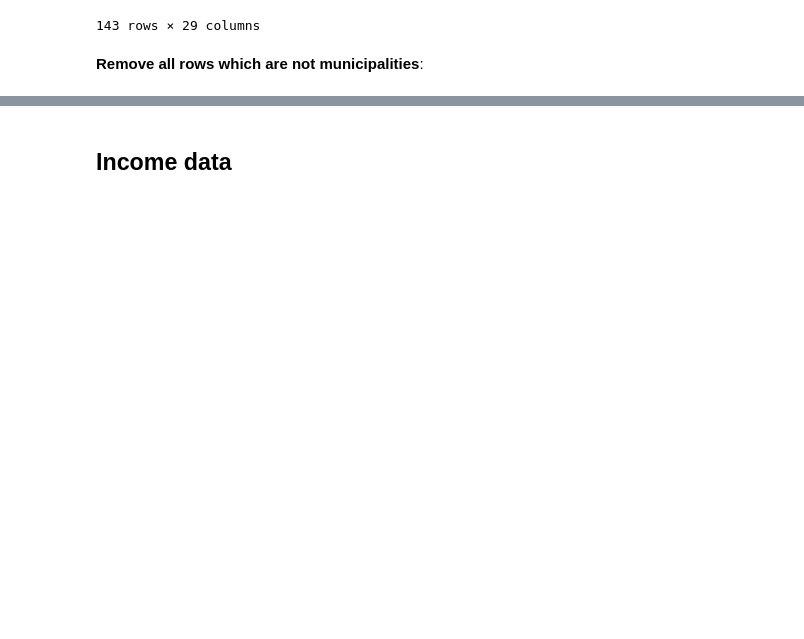
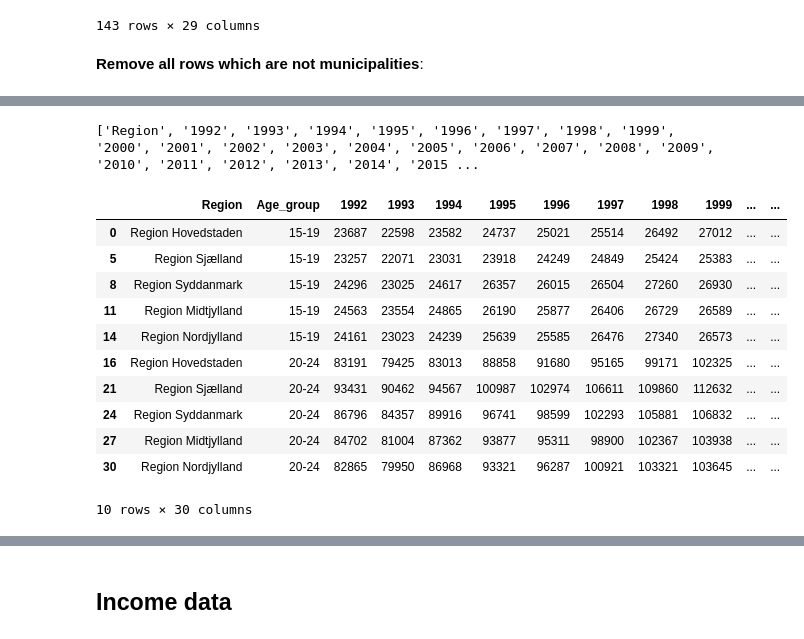
Before and after one commit to AskerNC/projects-2021-stressfaktoren, a Jupyter notebook: dataproject/dataproject.ipynb, the cells around one changed output, grey strips where cells are left out. Drawn from its saved outputs; the diff is of its cells as text; code cells hidden in the pictures; blank space fills up the shorter version.

```diff
--- a/dataproject/dataproject.ipynb
+++ b/dataproject/dataproject.ipynb
@@ -131,0 +111,19 @@ wage.head(100)
+# %%
+cols = list(wage.columns.values)
+print(cols)
+wage = wage[['Region', 'Age_group', '1992', '1993', '1994', '1995', '1996', '1997', '1998', '1999', '2000', '2001', '2002', '2003', '2004', '2005', '2006', '2007', '2008', '2009', '2010', '2011', '2012', '2013', '2014', '2015', '2016', '2017', '2018', '2019']]
+wage.head(10)
+# %% [output]
+['Region', '1992', '1993', '1994', '1995', '1996', '1997', '1998', '1999', '2000', '2001', '2002', '2003', '2004', '2005', '2006', '2007', '2008', '2009', '2010', '2011', '2012', '2013', '2014', '2015 ...
+|  | Region | Age_group | 1992 | 1993 | 1994 | 1995 | 1996 | 1997 | 1998 | 1999 | ... | ... |
+| 0 | Region Hovedstaden | 15-19 | 23687 | 22598 | 23582 | 24737 | 25021 | 25514 | 26492 | 27012 | ... | ... |
+| 5 | Region Sjælland | 15-19 | 23257 | 22071 | 23031 | 23918 | 24249 | 24849 | 25424 | 25383 | ... | ... |
+| 8 | Region Syddanmark | 15-19 | 24296 | 23025 | 24617 | 26357 | 26015 | 26504 | 27260 | 26930 | ... | ... |
+| 11 | Region Midtjylland | 15-19 | 24563 | 23554 | 24865 | 26190 | 25877 | 26406 | 26729 | 26589 | ... | ... |
+| 14 | Region Nordjylland | 15-19 | 24161 | 23023 | 24239 | 25639 | 25585 | 26476 | 27340 | 26573 | ... | ... |
+| 16 | Region Hovedstaden | 20-24 | 83191 | 79425 | 83013 | 88858 | 91680 | 95165 | 99171 | 102325 | ... | ... |
+| 21 | Region Sjælland | 20-24 | 93431 | 90462 | 94567 | 100987 | 102974 | 106611 | 109860 | 112632 | ... | ... |
+| 24 | Region Syddanmark | 20-24 | 86796 | 84357 | 89916 | 96741 | 98599 | 102293 | 105881 | 106832 | ... | ... |
+| 27 | Region Midtjylland | 20-24 | 84702 | 81004 | 87362 | 93877 | 95311 | 98900 | 102367 | 103938 | ... | ... |
+| 30 | Region Nordjylland | 20-24 | 82865 | 79950 | 86968 | 93321 | 96287 | 100921 | 103321 | 103645 | ... | ... |
+10 rows × 30 columns
```
Also changed, not shown: parts of 10 cells of this notebook.
